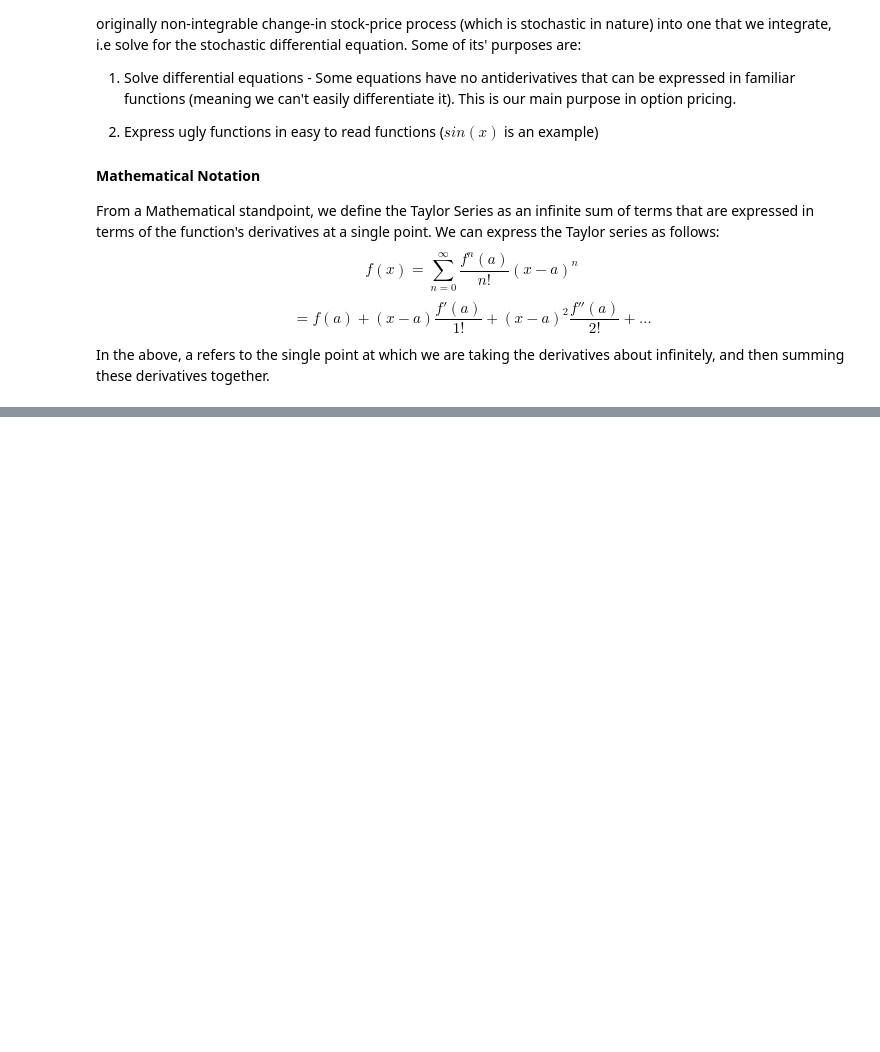
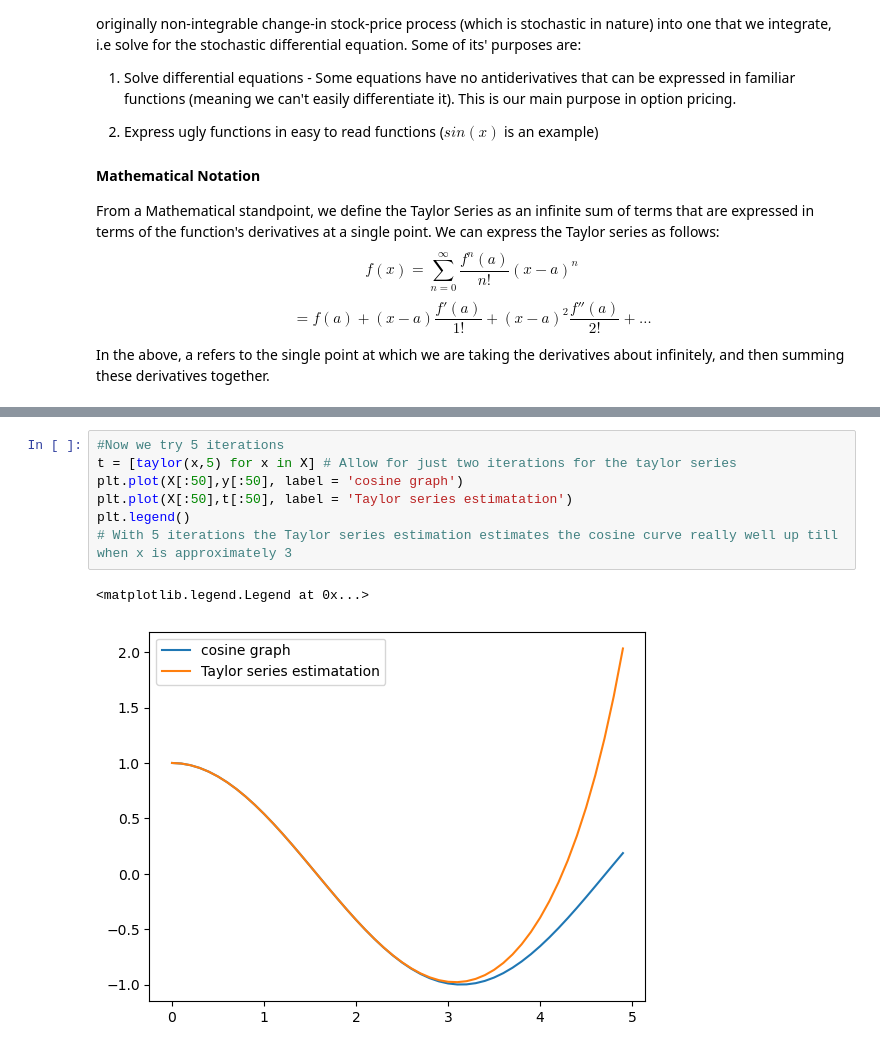
Before and after one commit to kmavyrle/OptionPricingTheory, a Jupyter notebook: 2. Calculus.ipynb, the cells around one changed output, grey strips where cells are left out. Cells and saved outputs as stored; diff of their text form; blank space fills up the shorter version.

```diff
--- a/2. Calculus.ipynb
+++ b/2. Calculus.ipynb
@@ -61,0 +106,10 @@ In the above, a refers to the single point at which we are taking the derivative
+# %%
+#Now we try 5 iterations
+t = [taylor(x,5) for x in X] # Allow for just two iterations for the taylor series
+plt.plot(X[:50],y[:50], label = 'cosine graph')
+plt.plot(X[:50],t[:50], label = 'Taylor series estimatation')
+plt.legend()
+# With 5 iterations the Taylor series estimation estimates the cosine curve really well up till when x is approximately 3
+# %% [output]
+<matplotlib.legend.Legend at 0x...>
+[figure, added]
```
Also changed, not shown: parts of 4 cells of this notebook.
